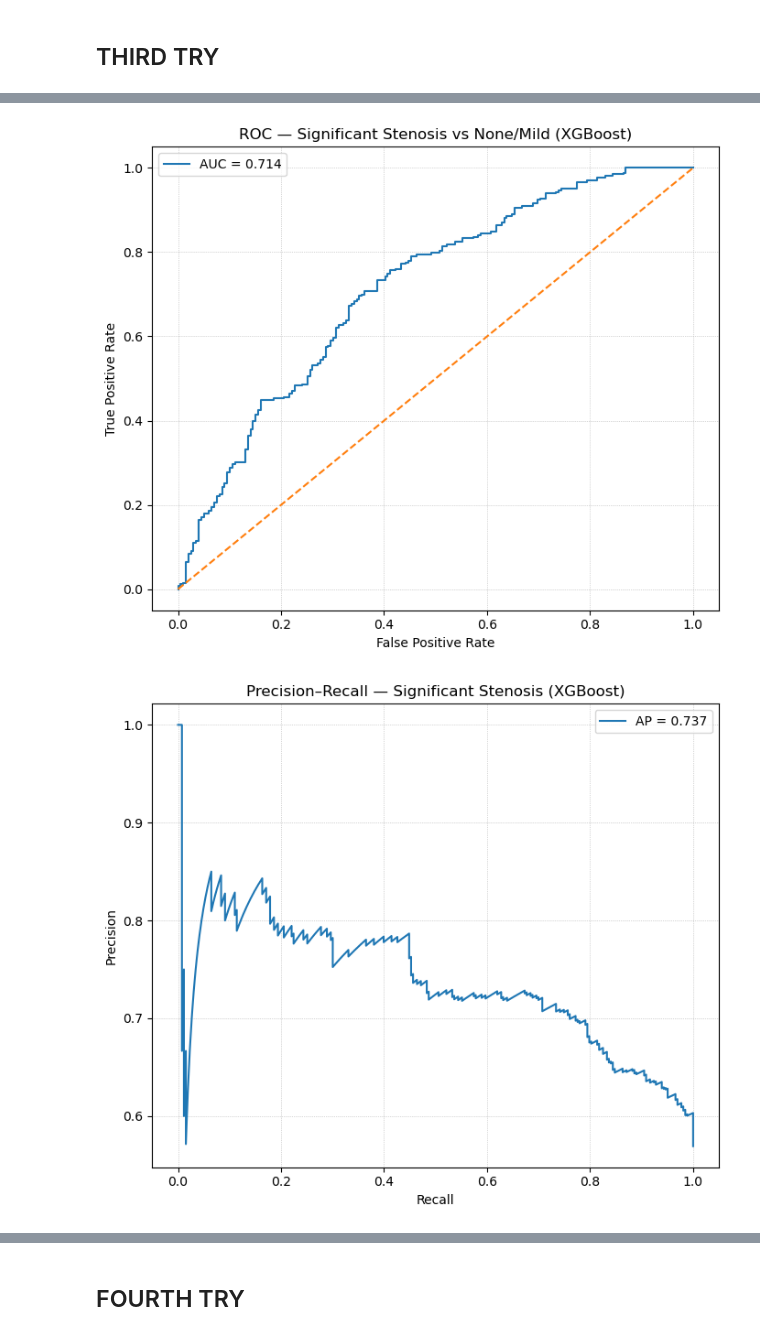
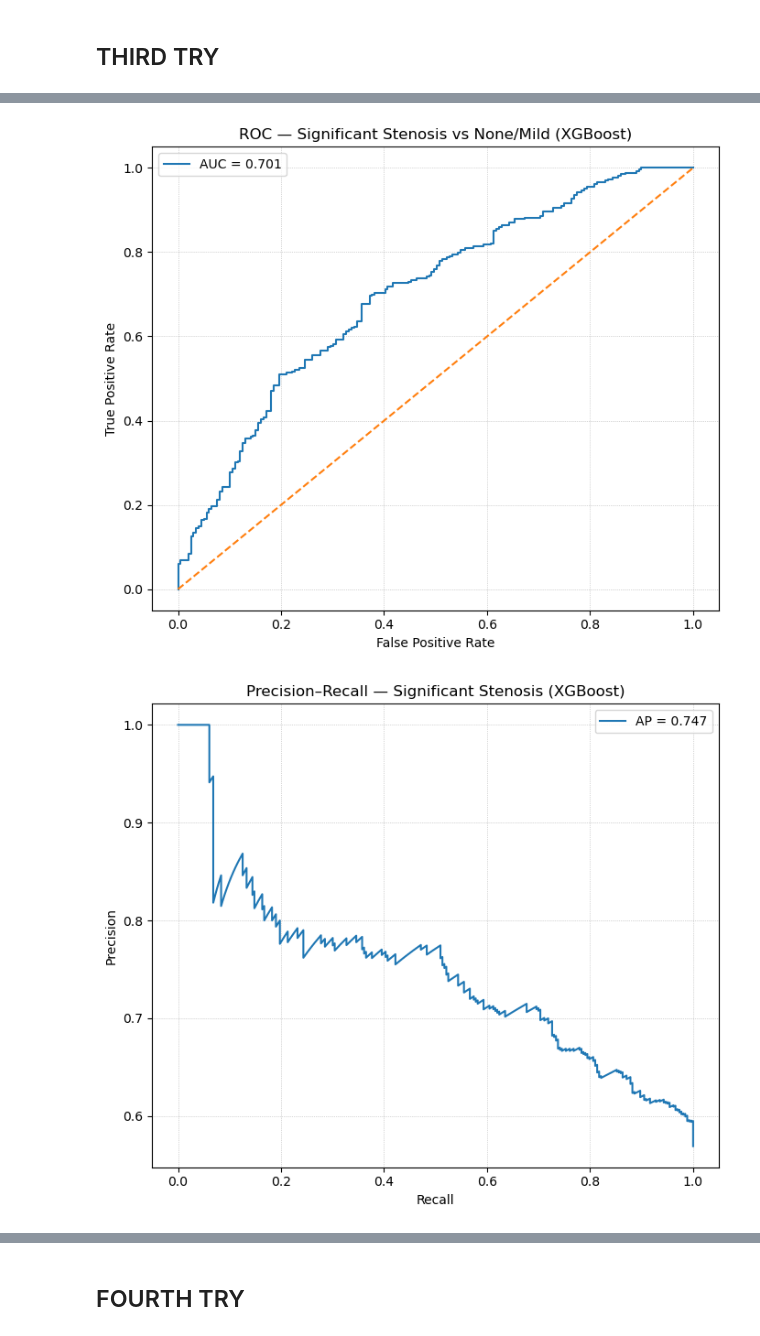
Before and after one commit to samuellukaswidmer/Bachelorproject-HS25, a Jupyter notebook: xgboost.ipynb, the cells around one changed output, grey strips where cells are left out. Drawn from its saved outputs; the diff is of its cells as text; code cells hidden in the pictures.

```diff
--- a/xgboost.ipynb
+++ b/xgboost.ipynb
@@ -1144,7 +1183,7 @@ X, y = X.loc[mask_target].copy(), y.loc[mask_target].copy()
 # --------------------------------------------------
 # 4) Spalten mit >75% Missing entfernen (nur auf X)
 # --------------------------------------------------
-missing_threshold = 0.825
+missing_threshold = 0.75
 missing_ratio = X.isna().mean()
 drop_cols = missing_ratio[missing_ratio > missing_threshold].index.tolist()
 print(f"Dropping {len(drop_cols)} columns with >{int(missing_threshold*100)}% missingness.")
@@ -1283,6 +1322,12 @@ plt.legend()
 plt.grid(True, linestyle=":", linewidth=0.5)
 plt.tight_layout()
 plt.show()
+# Per-class precision & recall (for classes 0 and 1)
+prec_per_class = precision_score(y_test, y_pred, average=None, labels=[0, 1], zero_division=0)
+rec_per_class  = recall_score(y_test, y_pred, average=None, labels=[0, 1], zero_division=0)
+
+print(f"Precision per class -> 0: {prec_per_class[0]:.3f}, 1: {prec_per_class[1]:.3f}")
+print(f"Recall per class    -> 0: {rec_per_class[0]:.3f}, 1: {rec_per_class[1]:.3f}")
 
 # --------------------------------------------------
 # 12) Diagnostics
@@ -1313,2 +1358,2 @@ Average Precision (AP): 0.737
-[figure, old version]
+[figure, new version]
-[figure, old version]
+[figure, new version]
```
Also changed, not shown: parts of 11 cells of this notebook, 1 other file.
